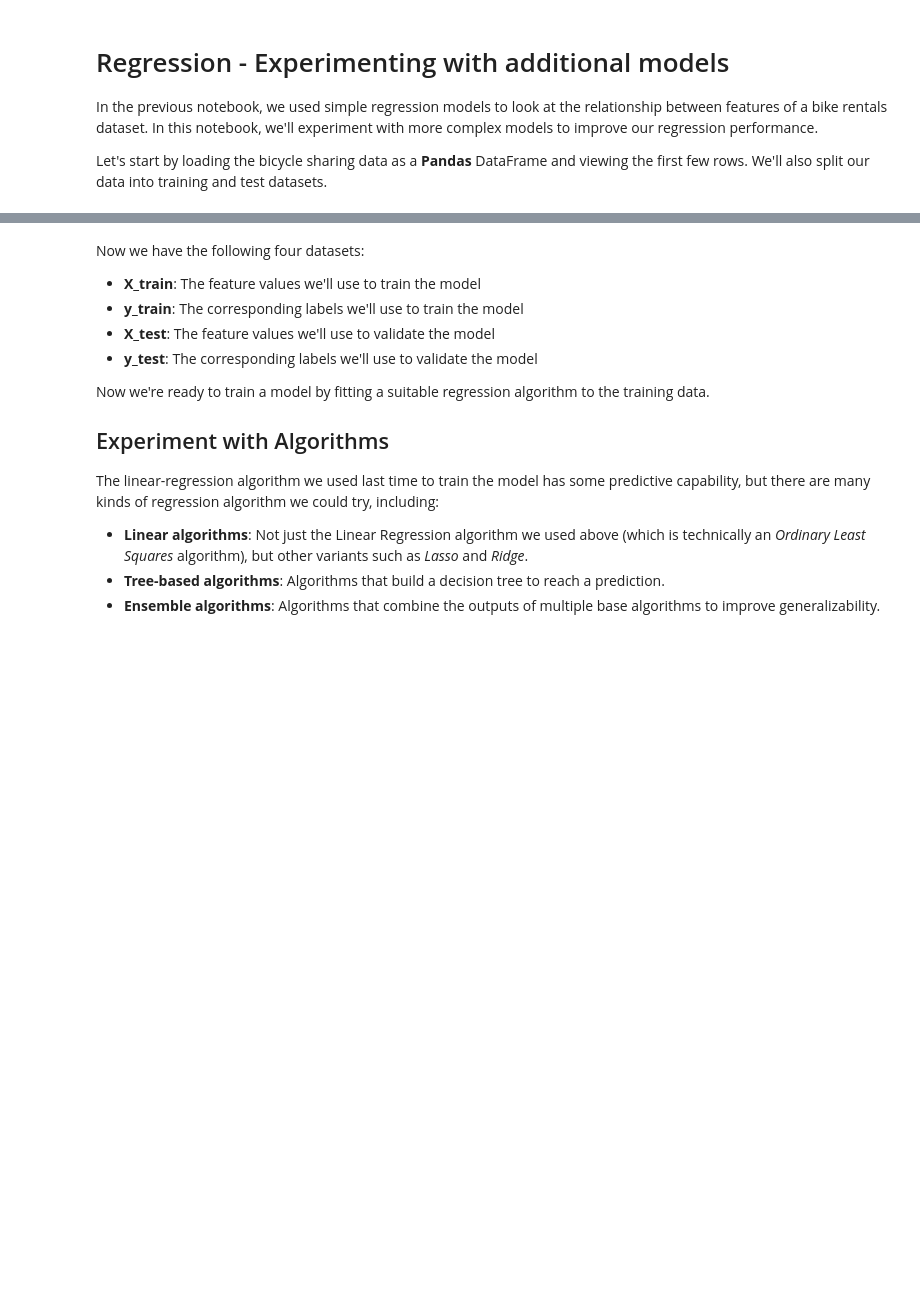
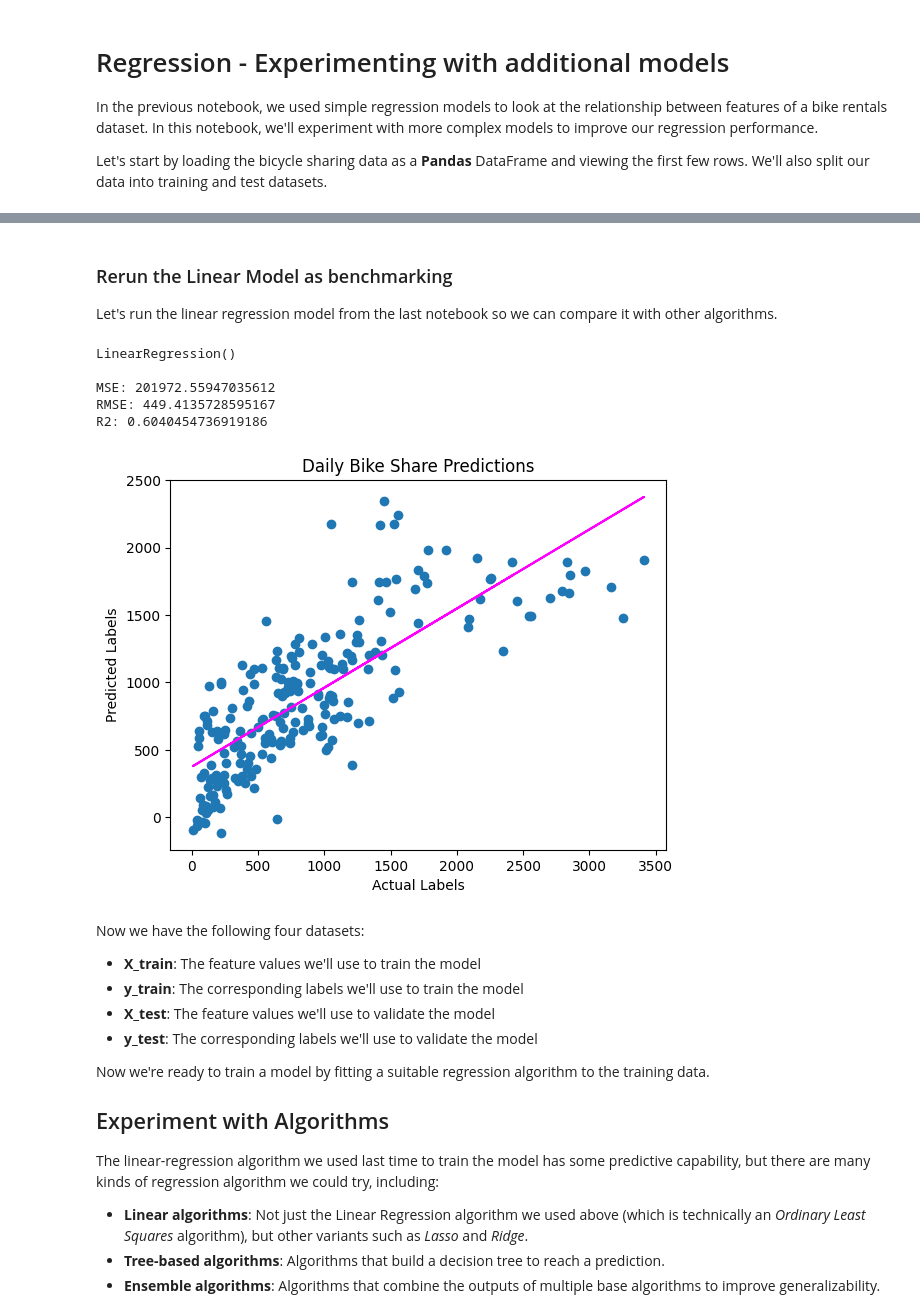
Before and after one commit to hugosouto/coursera-microsoft-azure-ds-specialization, a Jupyter notebook: C1-create-ml-models-in-azure/W1L2-train-and-evaluate-regression-models/02-experimenting.ipynb, the cells around one changed output, grey strips where cells are left out. Drawn from its saved outputs; the diff is of its cells as text; code cells hidden in the pictures; blank space fills up the shorter version.

```diff
--- a/C1-create-ml-models-in-azure/W1L2-train-and-evaluate-regression-models/02-experimenting.ipynb
+++ b/C1-create-ml-models-in-azure/W1L2-train-and-evaluate-regression-models/02-experimenting.ipynb
@@ -35,3 +82,38 @@ print ('Training Set: %d rows\nTest Set: %d rows' % (X_train.shape[0], X_test.sh
+# %% [markdown]
+### Rerun the Linear Model as benchmarking
+
+Let's run the linear regression model from the last notebook so we can compare it with other algorithms.
+# %%
+from sklearn.linear_model import LinearRegression
+
+# Fit a linear regression model on the training set
+model = LinearRegression().fit(X_train, y_train)
+print(model, "\n")
+
+predictions = model.predict(X_test)
+mse = mean_squared_error(y_test, predictions)
+print("MSE:", mse)
+rmse = np.sqrt(mse)
+print("RMSE:", rmse)
+r2 = r2_score(y_test, predictions)
+print("R2:", r2)
+
+plt.scatter(y_test, predictions)
+plt.xlabel('Actual Labels')
+plt.ylabel('Predicted Labels')
+plt.title('Daily Bike Share Predictions')
+# Overlay the regression line
+z = np.polyfit(y_test, predictions, 1)
+p = np.poly1d(z)
+plt.plot(y_test, p(y_test), color='magenta')
+plt.show()
+# %% [output]
+LinearRegression()
+
+MSE: 201972.55947035612
+RMSE: 449.4135728595167
+R2: 0.6040454736919186
+[figure, added]
 # %% [markdown]
 Now we have the following four datasets:
 
```
Also changed, not shown: parts of 7 cells of this notebook.
